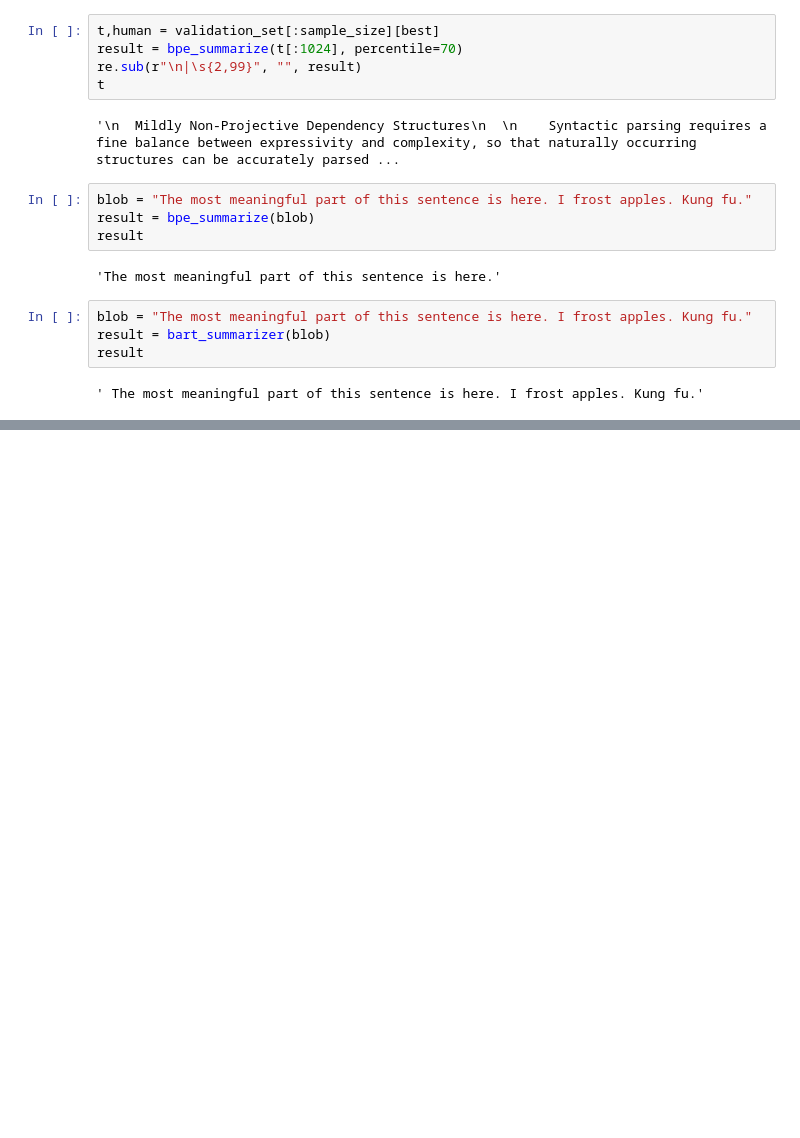
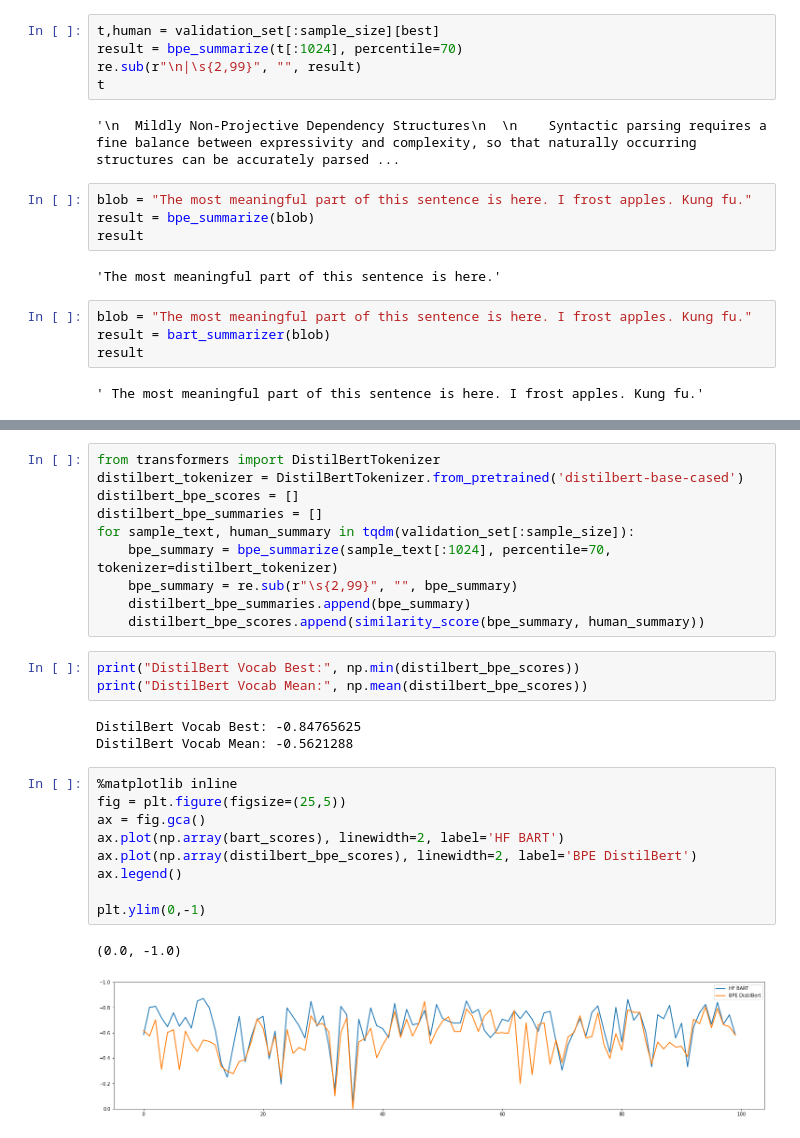
Before and after one commit to crodriguez1a/bpe-summarizer, a Jupyter notebook: notebooks/Evaluation.ipynb, the cells around one changed output, grey strips where cells are left out. Saved outputs shown, nothing was run; the diff lists cells and outputs as text; blank space fills up the shorter version.

```diff
--- a/notebooks/Evaluation.ipynb
+++ b/notebooks/Evaluation.ipynb
@@ -159,0 +188,28 @@ result
+# %%
+from transformers import DistilBertTokenizer
+distilbert_tokenizer = DistilBertTokenizer.from_pretrained('distilbert-base-cased')
+distilbert_bpe_scores = []
+distilbert_bpe_summaries = []
+for sample_text, human_summary in tqdm(validation_set[:sample_size]):
+    bpe_summary = bpe_summarize(sample_text[:1024], percentile=70, tokenizer=distilbert_tokenizer)
+    bpe_summary = re.sub(r"\s{2,99}", "", bpe_summary)
+    distilbert_bpe_summaries.append(bpe_summary)
+    distilbert_bpe_scores.append(similarity_score(bpe_summary, human_summary))
+# %%
+print("DistilBert Vocab Best:", np.min(distilbert_bpe_scores))
+print("DistilBert Vocab Mean:", np.mean(distilbert_bpe_scores))
+# %% [output]
+DistilBert Vocab Best: -0.84765625
+DistilBert Vocab Mean: -0.5621288
+# %%
+%matplotlib inline
+fig = plt.figure(figsize=(25,5))
+ax = fig.gca()
+ax.plot(np.array(bart_scores), linewidth=2, label='HF BART')
+ax.plot(np.array(distilbert_bpe_scores), linewidth=2, label='BPE DistilBert')
+ax.legend()
+
+plt.ylim(0,-1)
+# %% [output]
+(0.0, -1.0)
+[figure, added]
```
Also changed, not shown: parts of 8 cells of this notebook, 3 other files.
